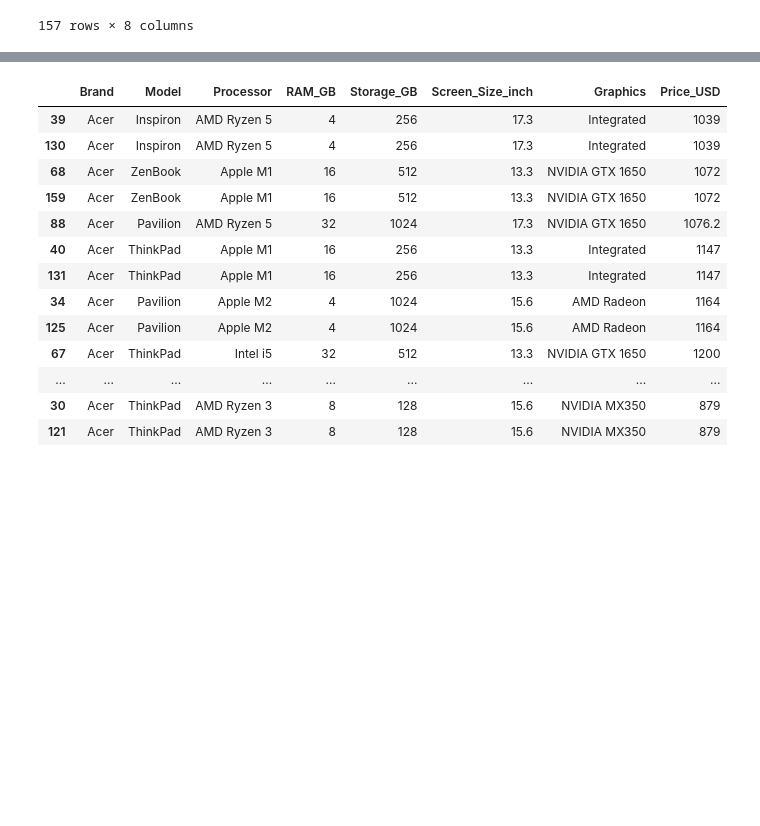
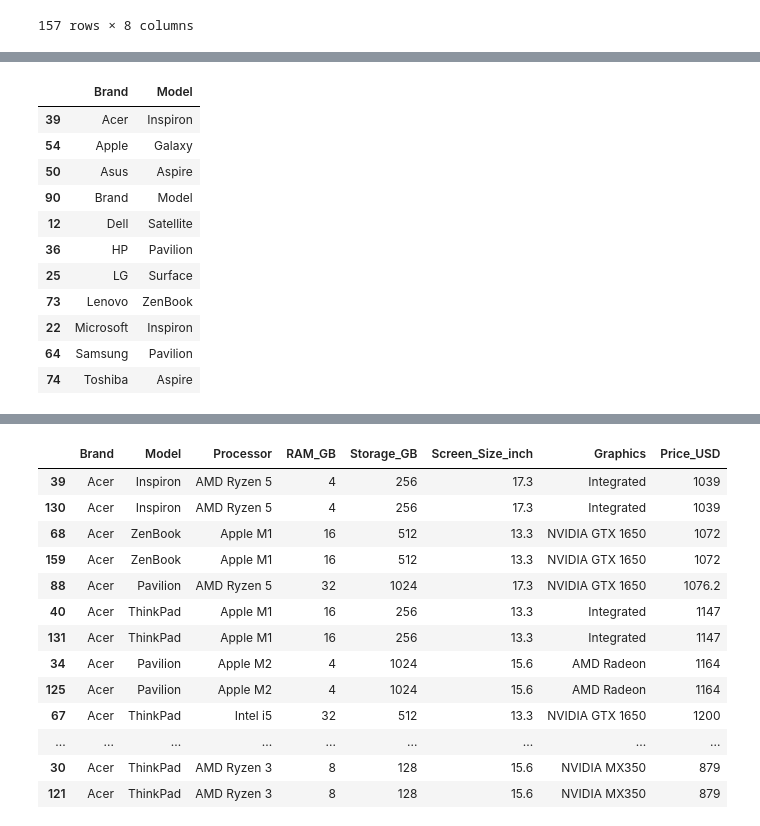
Before and after one commit to chaudharymanish6930/Data-Science, a Jupyter notebook: 05_Beginning/24_Exercise.ipynb, the cells around one changed output, grey strips where cells are left out. Cells and saved outputs as stored; diff of their text form; code cells hidden in the pictures; blank space fills up the shorter version.

```diff
--- a/05_Beginning/24_Exercise.ipynb
+++ b/05_Beginning/24_Exercise.ipynb
@@ -115,0 +138,15 @@ df[duplicated_first]
+# %%
+df[~duplicated_first][["Brand","Model"]]
+# %% [output]
+|  | Brand | Model |
+| 39 | Acer | Inspiron |
+| 54 | Apple | Galaxy |
+| 50 | Asus | Aspire |
+| 90 | Brand | Model |
+| 12 | Dell | Satellite |
+| 36 | HP | Pavilion |
+| 25 | LG | Surface |
+| 73 | Lenovo | ZenBook |
+| 22 | Microsoft | Inspiron |
+| 64 | Samsung | Pavilion |
+| 74 | Toshiba | Aspire |
```
Also changed, not shown: parts of 5 cells of this notebook.
